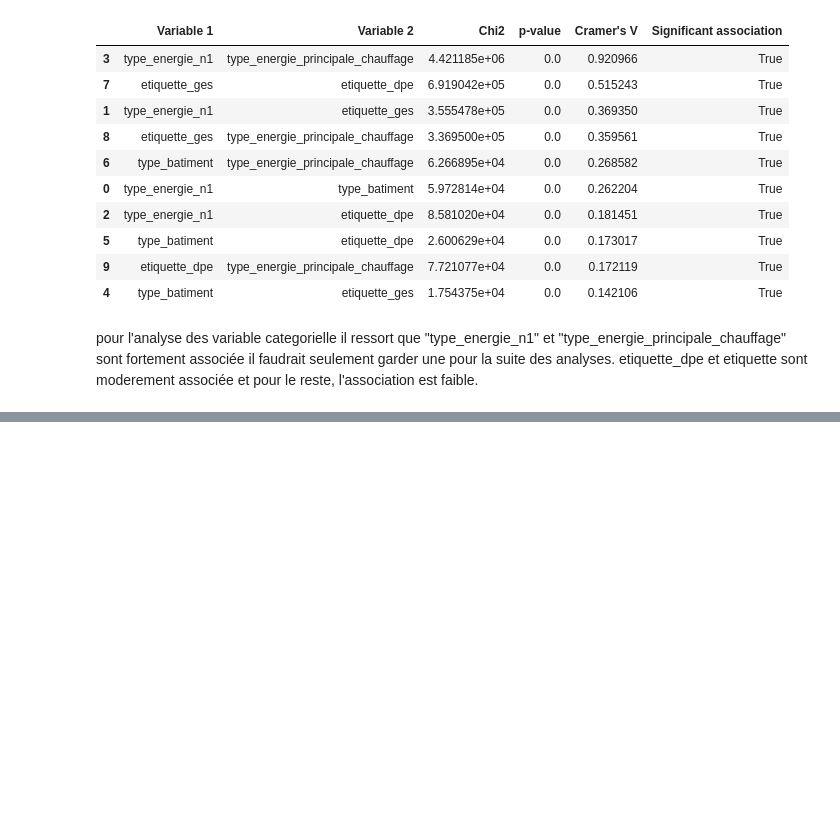
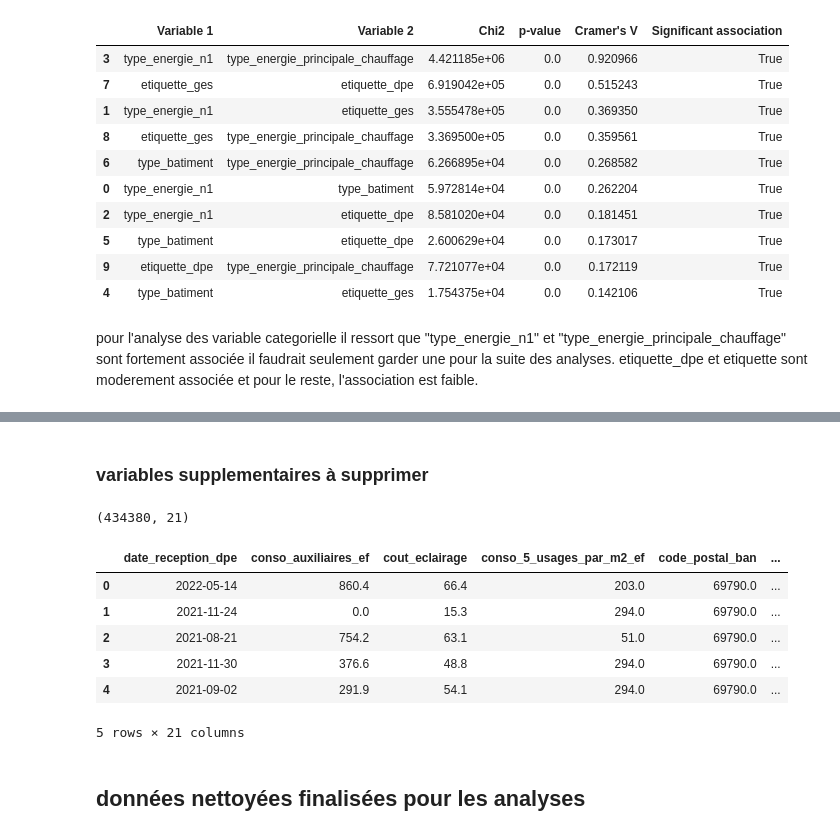
Before and after one commit to Modou010/projet_endis, a Jupyter notebook: Notebooks/2_exploration_donnees.ipynb, the cells around one changed output, grey strips where cells are left out. Drawn from its saved outputs; the diff is of its cells as text; code cells hidden in the pictures; blank space fills up the shorter version.

```diff
--- a/Notebooks/2_exploration_donnees.ipynb
+++ b/Notebooks/2_exploration_donnees.ipynb
@@ -482,0 +563,20 @@ pour l'analyse des variable categorielle il ressort que "type_energie_n1" et "ty
+# %% [markdown]
+### variables supplementaires à supprimer
+# %%
+donnee_final = ademe_clean.drop(columns=['cout_refroidissement', 'emission_ges_refroidissement','conso_chauffage_ef', 'cout_chauffage', 'emission_ges_chauffage', 'conso_eclairage_ef', 'emission_ges_eclairage',
+'emission_ges_5_usages_par_m2', 'type_energie_principale_chauffage','modele_dpe','numero_dpe','numero_dpe.1', 'type_energie_n1', 'adresse_ban'])
+donnee_final.shape
+# %% [output]
+(434380, 21)
+# %%
+donnee_final.head()
+# %% [output]
+|  | date_reception_dpe | conso_auxiliaires_ef | cout_eclairage | conso_5_usages_par_m2_ef | code_postal_ban | ... |
+| 0 | 2022-05-14 | 860.4 | 66.4 | 203.0 | 69790.0 | ... |
+| 1 | 2021-11-24 | 0.0 | 15.3 | 294.0 | 69790.0 | ... |
+| 2 | 2021-08-21 | 754.2 | 63.1 | 51.0 | 69790.0 | ... |
+| 3 | 2021-11-30 | 376.6 | 48.8 | 294.0 | 69790.0 | ... |
+| 4 | 2021-09-02 | 291.9 | 54.1 | 294.0 | 69790.0 | ... |
+5 rows × 21 columns
+# %% [markdown]
+## données nettoyées finalisées pour les analyses
```
Also changed, not shown: parts of 13 cells of this notebook, 35 other files.
